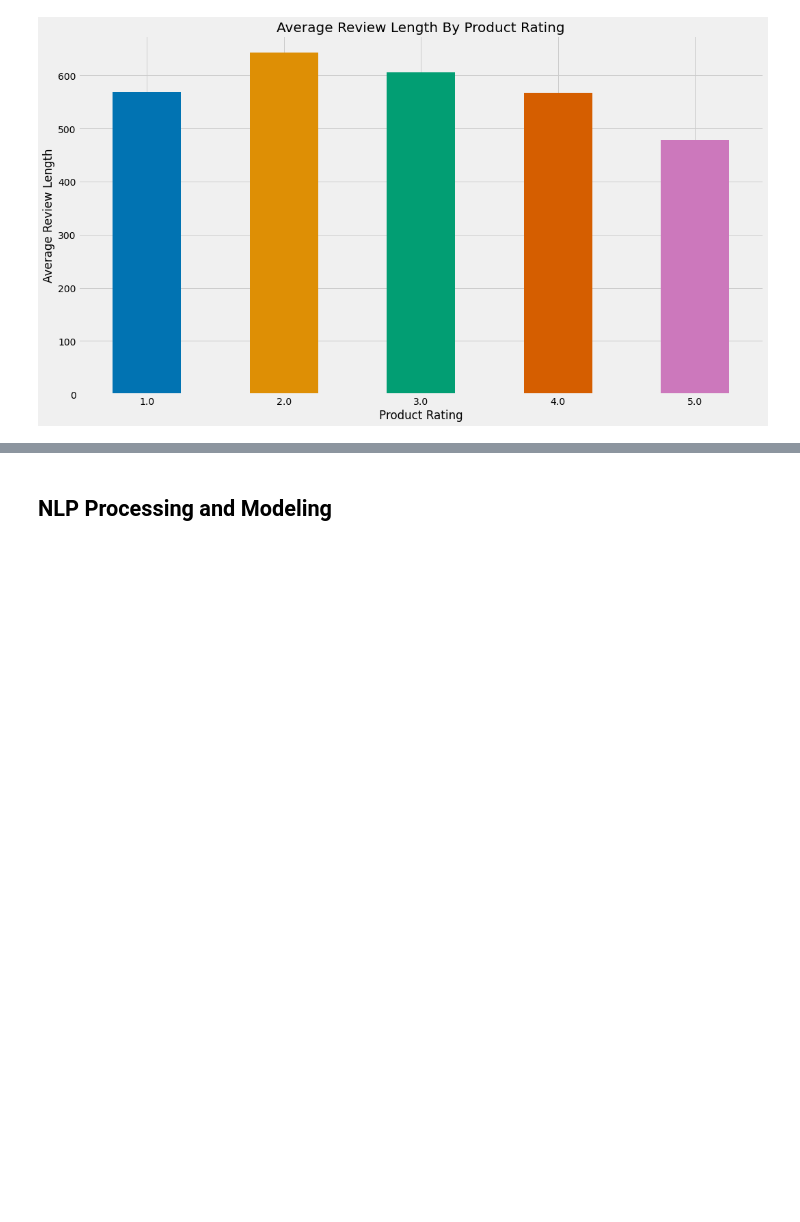
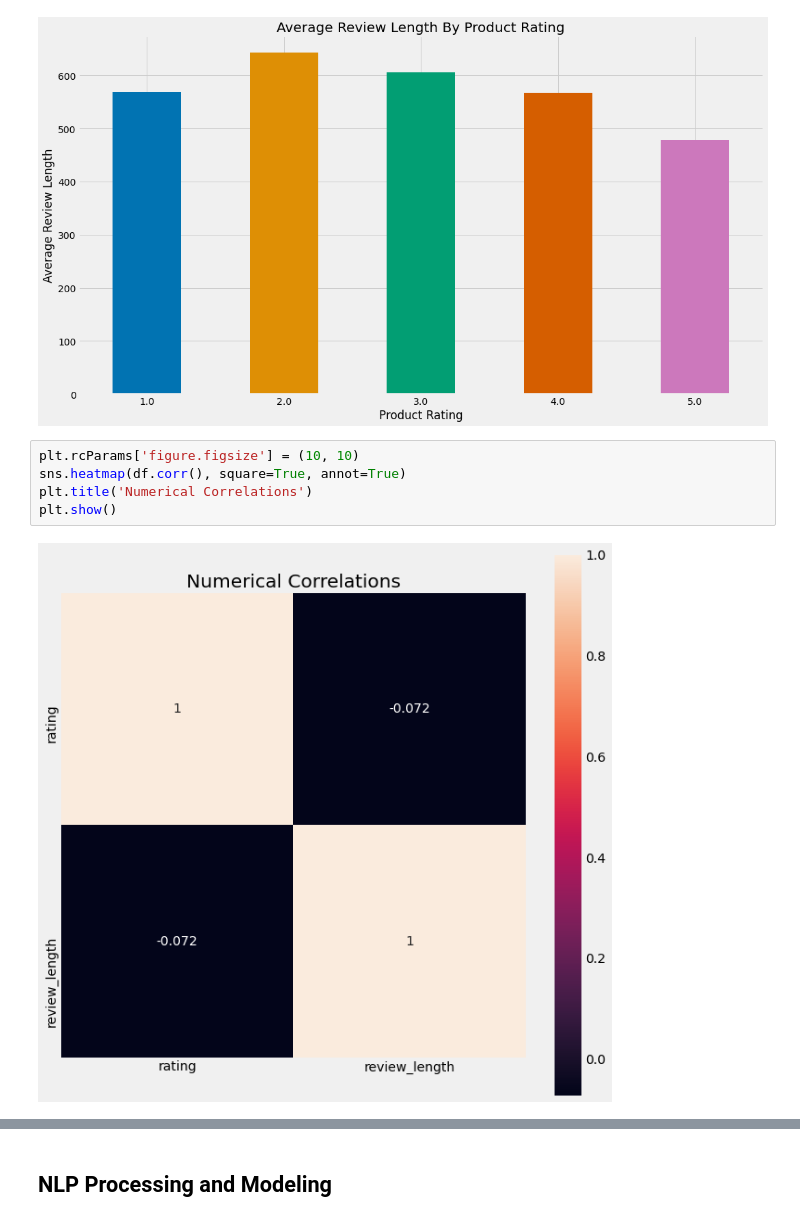
Before and after one commit to chasethompson/amazon-music-nlp, a Jupyter notebook: amazon_music_review_nlp.ipynb, the cells around one changed output, grey strips where cells are left out. Drawn from its saved outputs; the diff is of its cells as text; blank space fills up the shorter version.

```diff
--- a/amazon_music_review_nlp.ipynb
+++ b/amazon_music_review_nlp.ipynb
@@ -192,3 +189,10 @@ plt.ylabel('Average Review Length')
 plt.show()
 # %% [output]
 [figure]
+# %%
+plt.rcParams['figure.figsize'] = (10, 10)
+sns.heatmap(df.corr(), square=True, annot=True)
+plt.title('Numerical Correlations')
+plt.show()
+# %% [output]
+[figure, added]
```
Also changed, not shown: parts of 36 cells of this notebook.
